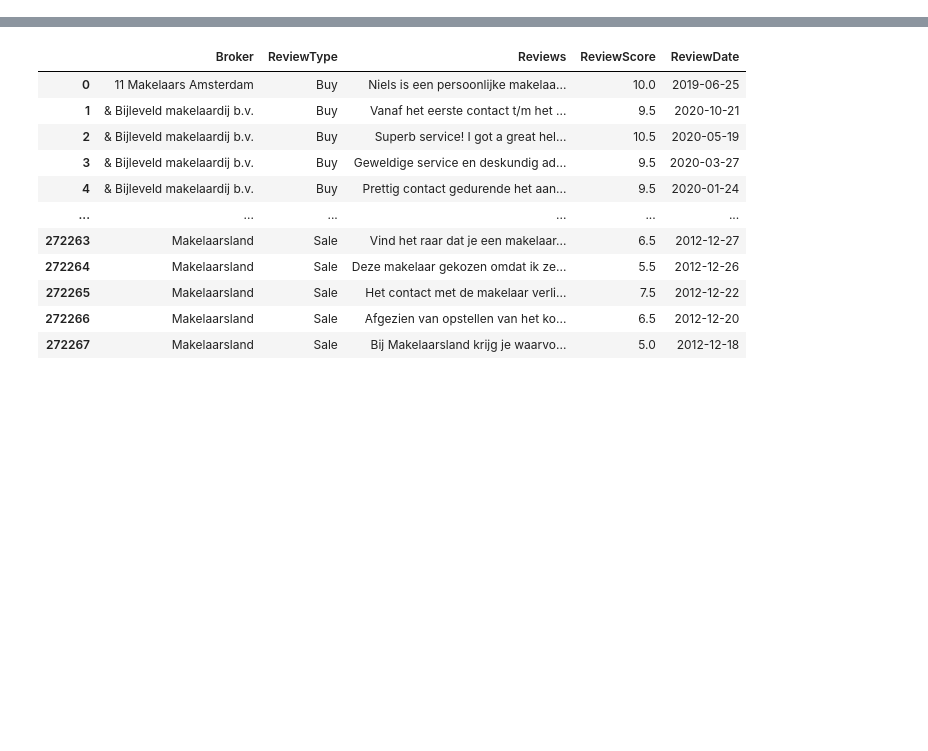
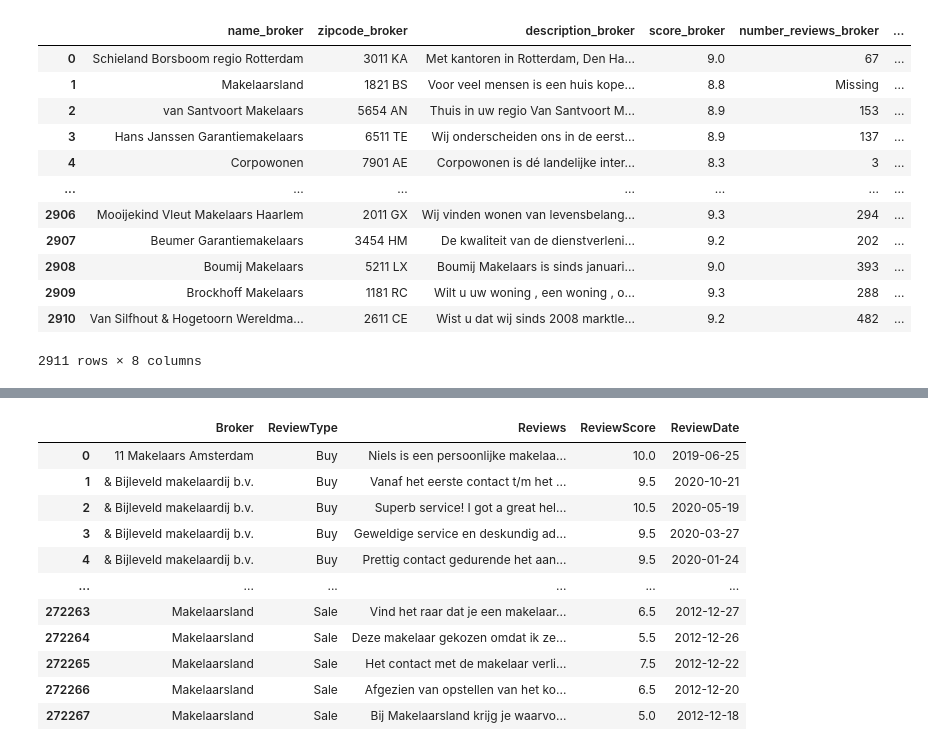
Before and after one commit to Rokra1995/ML-houseprice-pipeline, a Jupyter notebook: notebooks/Robin.ipynb, the cells around one changed output, grey strips where cells are left out. Drawn from its saved outputs; the diff is of its cells as text; code cells hidden in the pictures; blank space fills up the shorter version.

```diff
--- a/notebooks/Robin.ipynb
+++ b/notebooks/Robin.ipynb
@@ -42,3 +49,19 @@ data_loader = DataLoader(base_folder='/Users/Robinkratschmayr2/Library/Mobile Do
 
 brokers = data_loader.load_broker_info()
 broker_reviews = data_loader.load_broker_reviews()
+# %%
+brokers
+# %% [output]
+|  | name_broker | zipcode_broker | description_broker | score_broker | number_reviews_broker | ... |
+| 0 | Schieland Borsboom regio Rotterdam | 3011 KA | Met kantoren in Rotterdam, Den Ha... | 9.0 | 67 | ... |
+| 1 | Makelaarsland | 1821 BS | Voor veel mensen is een huis kope... | 8.8 | Missing | ... |
+| 2 | van Santvoort Makelaars | 5654 AN | Thuis in uw regio Van Santvoort M... | 8.9 | 153 | ... |
+| 3 | Hans Janssen Garantiemakelaars | 6511 TE | Wij onderscheiden ons in de eerst... | 8.9 | 137 | ... |
+| 4 | Corpowonen | 7901 AE | Corpowonen is dé landelijke inter... | 8.3 | 3 | ... |
+| ... | ... | ... | ... | ... | ... | ... |
+| 2906 | Mooijekind Vleut Makelaars Haarlem | 2011 GX | Wij vinden wonen van levensbelang... | 9.3 | 294 | ... |
+| 2907 | Beumer Garantiemakelaars | 3454 HM | De kwaliteit van de dienstverleni... | 9.2 | 202 | ... |
+| 2908 | Boumij Makelaars | 5211 LX | Boumij Makelaars is sinds januari... | 9.0 | 393 | ... |
+| 2909 | Brockhoff Makelaars | 1181 RC | Wilt u uw woning , een woning , o... | 9.3 | 288 | ... |
+| 2910 | Van Silfhout & Hogetoorn Wereldma... | 2611 CE | Wist u dat wij sinds 2008 marktle... | 9.2 | 482 | ... |
+2911 rows × 8 columns
```
Also changed, not shown: parts of 3 cells of this notebook, 1 other file.
